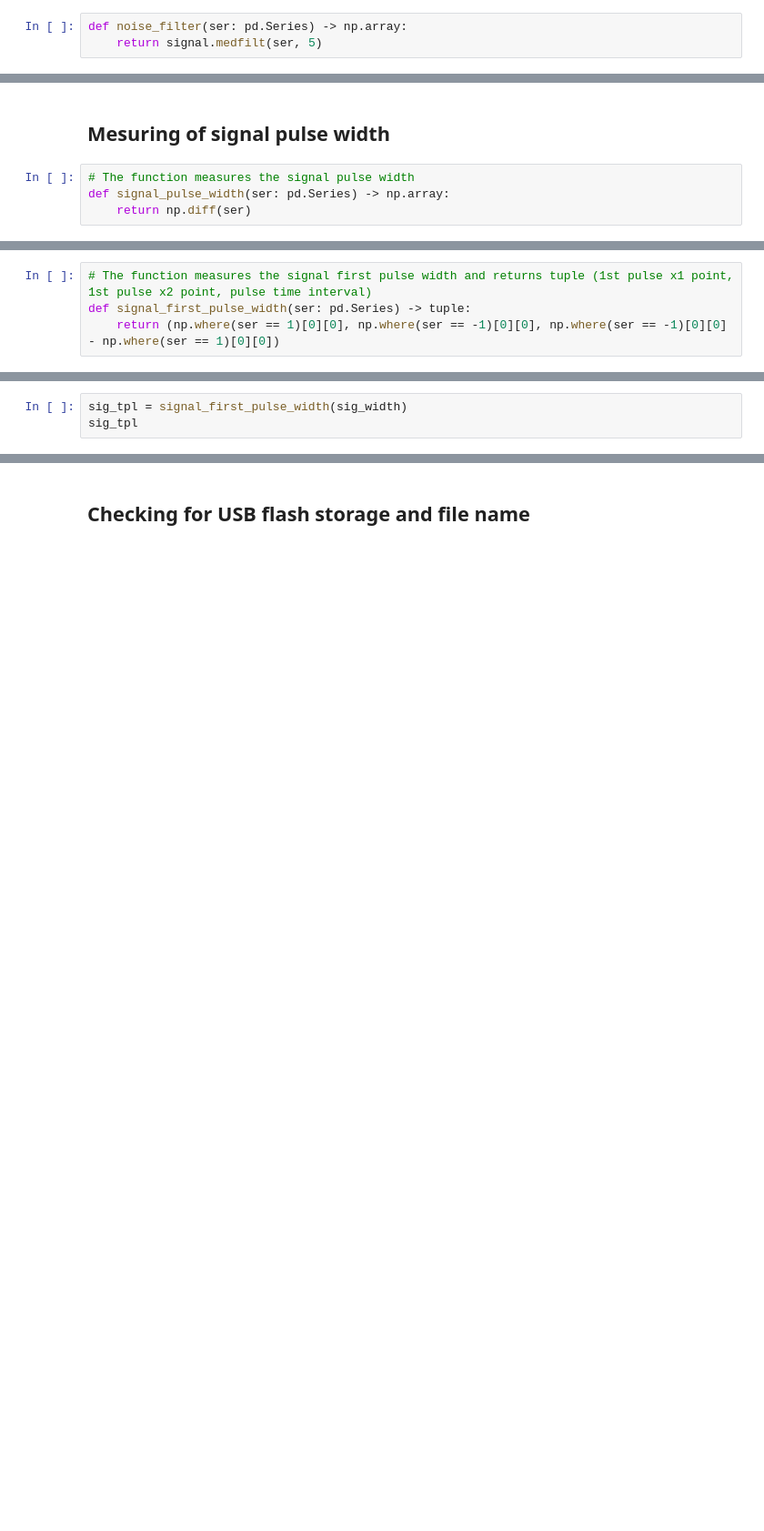
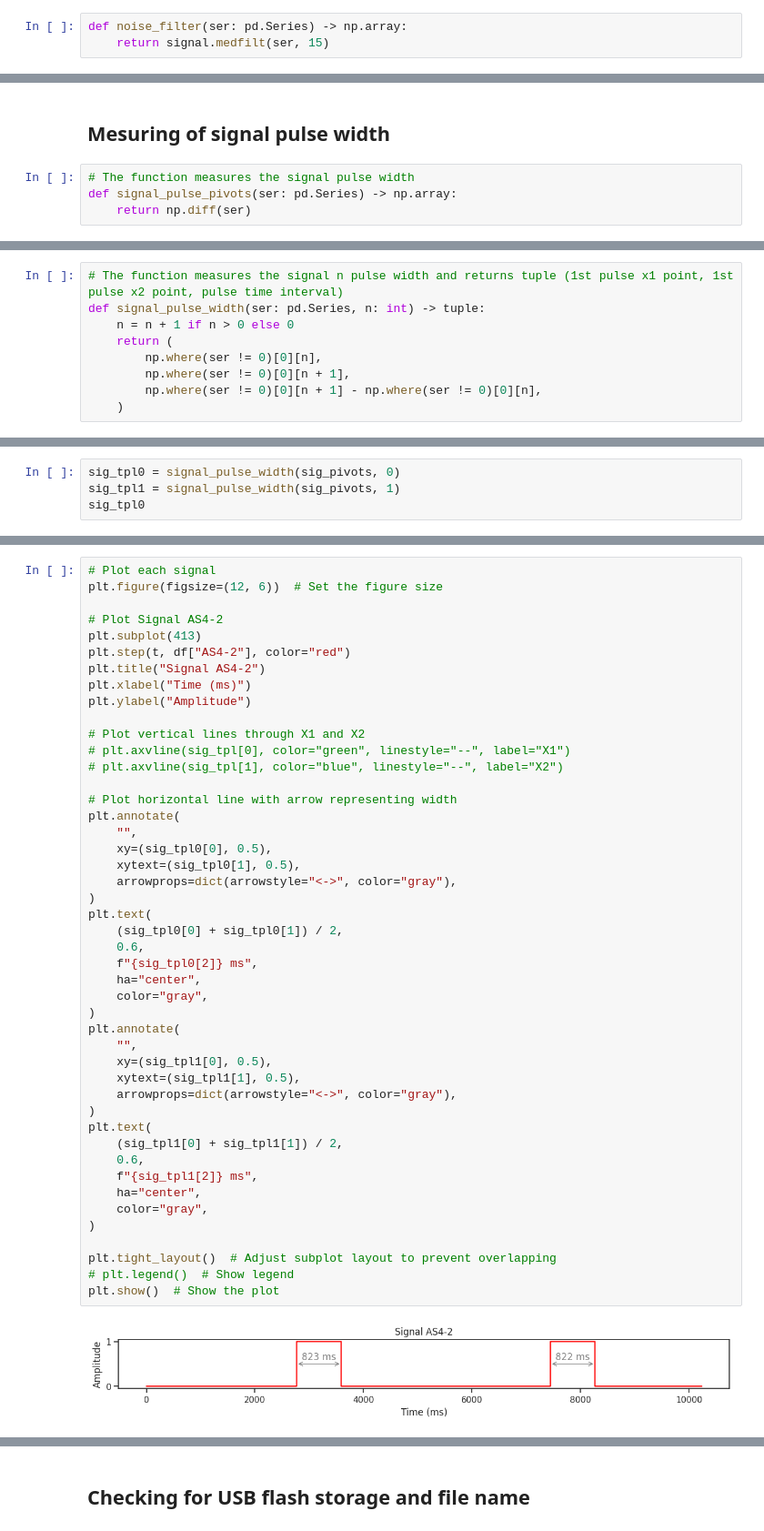
Before and after one commit to edyatl/analyzer-reporter, a Jupyter notebook: analyzer_report.ipynb, the cells around one changed output, grey strips where cells are left out. Shown at 91% size. Cells and saved outputs as stored; diff of their text form; blank space fills up the shorter version.

```diff
--- a/analyzer_report.ipynb
+++ b/analyzer_report.ipynb
@@ -227,7 +251,7 @@ grouped
 ## Filtering noise in signals series
 # %%
 def noise_filter(ser: pd.Series) -> np.array:
-    return signal.medfilt(ser, 5)
+    return signal.medfilt(ser, 15)
 # %% [output]
 [interactive output not drawn]
 # %%
@@ -278,7 +302,7 @@ plt.show()  # Show the plot
 ## Mesuring of signal pulse width
 # %%
 # The function measures the signal pulse width
-def signal_pulse_width(ser: pd.Series) -> np.array:
+def signal_pulse_pivots(ser: pd.Series) -> np.array:
     return np.diff(ser)
 # %% [output]
 [interactive output not drawn]
@@ -304,12 +331,18 @@ plt.show()  # Show the plot
 [figure]
 [interactive output not drawn]
 # %%
-# The function measures the signal first pulse width and returns tuple (1st pulse x1 point, 1st pulse x2 point, pulse time interval)
-def signal_first_pulse_width(ser: pd.Series) -> tuple:
-    return (np.where(ser == 1)[0][0], np.where(ser == -1)[0][0], np.where(ser == -1)[0][0] - np.where(ser == 1)[0][0])
+# The function measures the signal n pulse width and returns tuple (1st pulse x1 point, 1st pulse x2 point, pulse time interval)
+def signal_pulse_width(ser: pd.Series, n: int) -> tuple:
+    n = n + 1 if n > 0 else 0
+    return (
+        np.where(ser != 0)[0][n],
+        np.where(ser != 0)[0][n + 1],
+        np.where(ser != 0)[0][n + 1] - np.where(ser != 0)[0][n],
+    )
 # %% [output]
 [interactive output not drawn]
 # %%
-sig_tpl = signal_first_pulse_width(sig_width)
-sig_tpl
+sig_tpl0 = signal_pulse_width(sig_pivots, 0)
+sig_tpl1 = signal_pulse_width(sig_pivots, 1)
+sig_tpl0
 # %% [output]
@@ -317,0 +363,48 @@ sig_tpl
+# %%
+# Plot each signal
+plt.figure(figsize=(12, 6))  # Set the figure size
+
+# Plot Signal AS4-2
+plt.subplot(413)
+plt.step(t, df["AS4-2"], color="red")
+plt.title("Signal AS4-2")
+plt.xlabel("Time (ms)")
+plt.ylabel("Amplitude")
+
+# Plot vertical lines through X1 and X2
+# plt.axvline(sig_tpl[0], color="green", linestyle="--", label="X1")
+# plt.axvline(sig_tpl[1], color="blue", linestyle="--", label="X2")
+
+# Plot horizontal line with arrow representing width
+plt.annotate(
+    "",
+    xy=(sig_tpl0[0], 0.5),
+    xytext=(sig_tpl0[1], 0.5),
+    arrowprops=dict(arrowstyle="<->", color="gray"),
+)
+plt.text(
+    (sig_tpl0[0] + sig_tpl0[1]) / 2,
+    0.6,
+    f"{sig_tpl0[2]} ms",
+    ha="center",
+    color="gray",
+)
+plt.annotate(
+    "",
+    xy=(sig_tpl1[0], 0.5),
+    xytext=(sig_tpl1[1], 0.5),
+    arrowprops=dict(arrowstyle="<->", color="gray"),
+)
+plt.text(
+    (sig_tpl1[0] + sig_tpl1[1]) / 2,
+    0.6,
+    f"{sig_tpl1[2]} ms",
+    ha="center",
+    color="gray",
+)
+
+plt.tight_layout()  # Adjust subplot layout to prevent overlapping
+# plt.legend()  # Show legend
+plt.show()  # Show the plot
+# %% [output]
+[figure, added]
```
Also changed, not shown: parts of 41 cells of this notebook, 4 other files.
